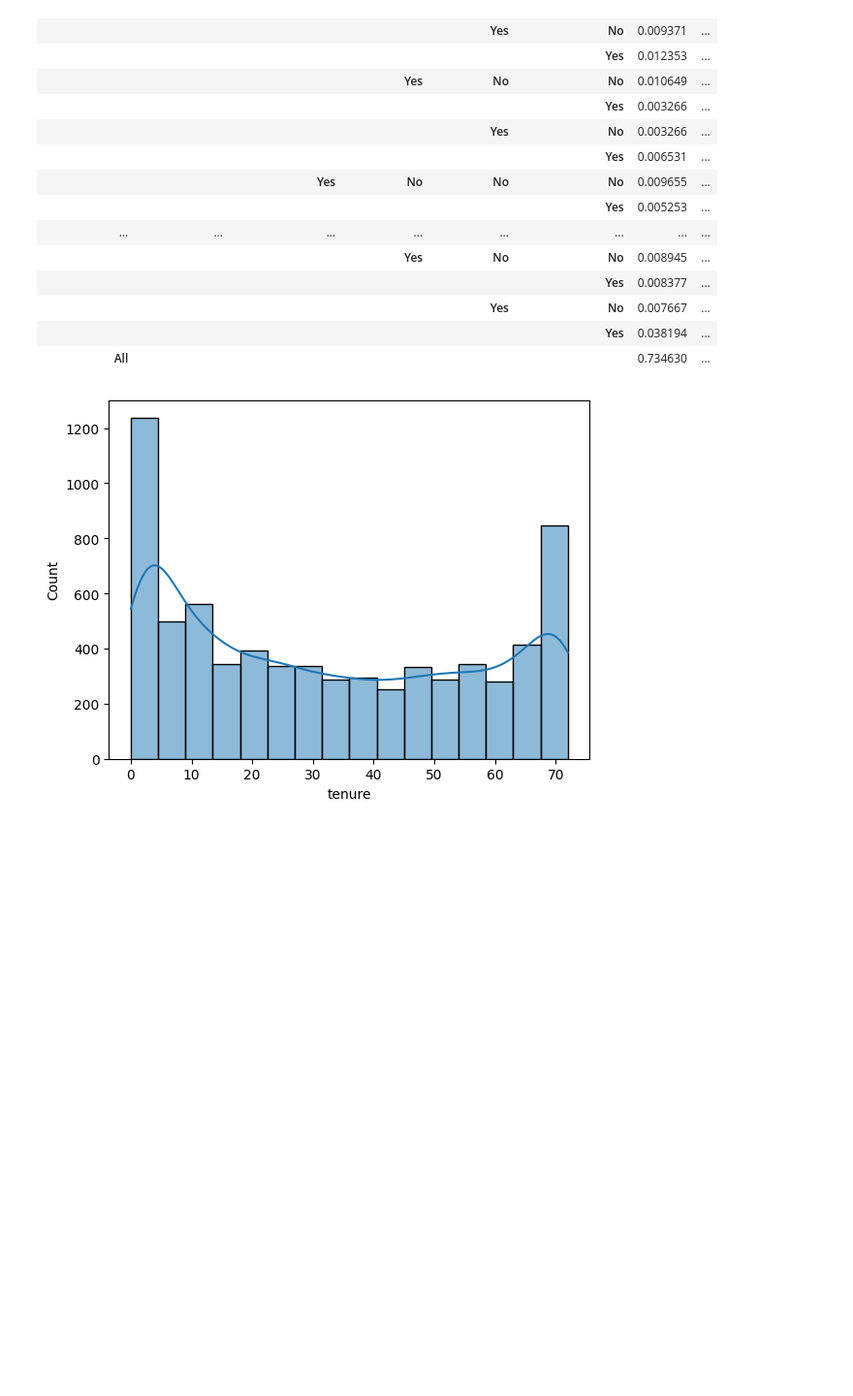
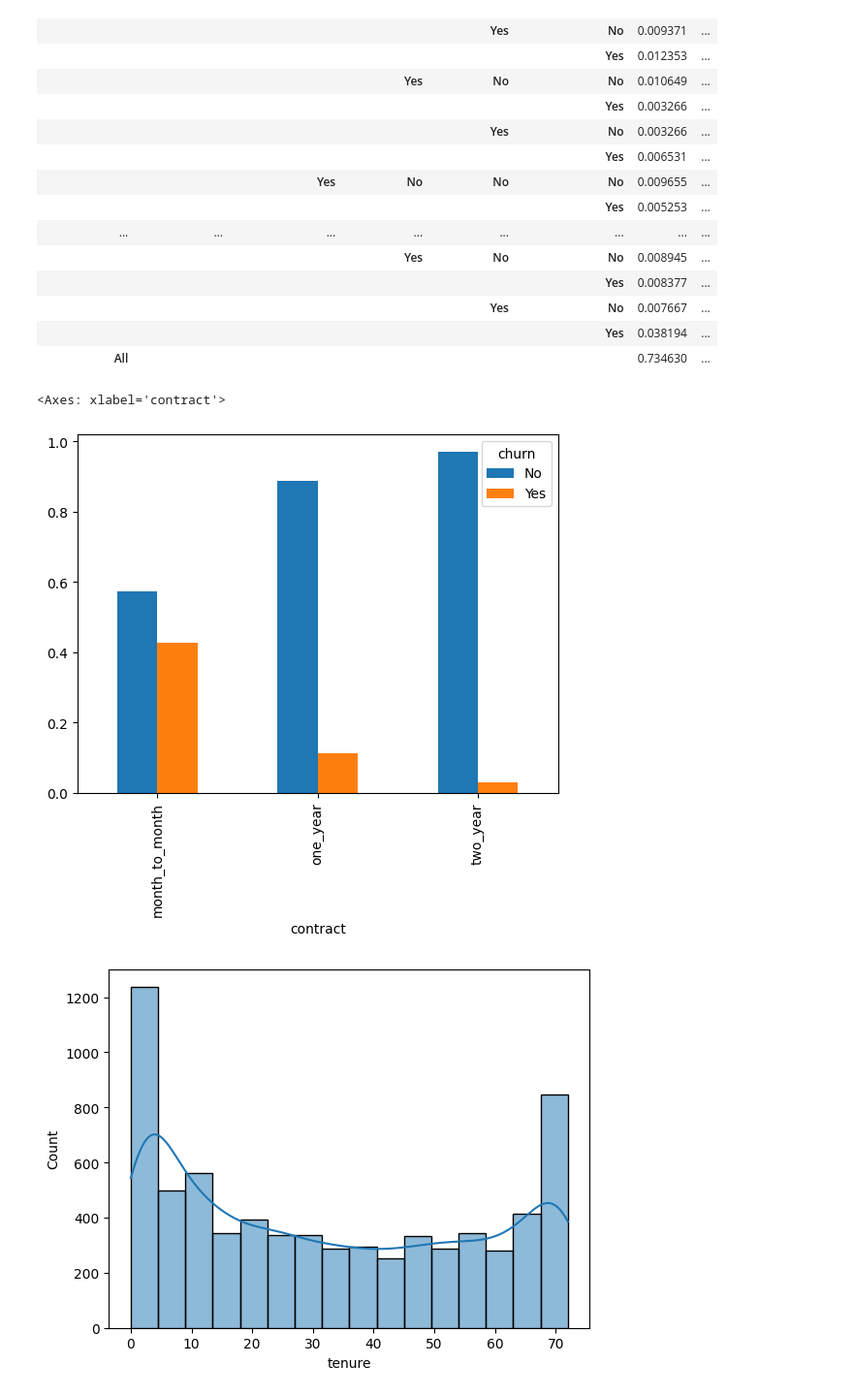
Before and after one commit to taborerickson/Customer-Churn-Prediction, a Jupyter notebook: Notebooks/customer_churn_analysis.ipynb, the cells around one changed output. Shown at 97% size. Drawn from its saved outputs; the diff is of its cells as text; code cells hidden in the pictures; blank space fills up the shorter version.

Commit message:
Added additional visualization in analysis, started pipeline file

```diff
--- a/Notebooks/customer_churn_analysis.ipynb
+++ b/Notebooks/customer_churn_analysis.ipynb
@@ -570,6 +568,12 @@ Additional Internet Services/Churn
 |  |  |  |  | Yes | No | 0.007667 | ... |
 |  |  |  |  |  | Yes | 0.038194 | ... |
 | All |  |  |  |  |  | 0.734630 | ... |
+# %%
+crosstab10 = pd.crosstab(data['contract'],data['churn'], normalize='index')
+crosstab10.plot(kind='bar', stacked=False)
+# %% [output]
+<Axes: xlabel='contract'>
+[figure, added]
 # %%
 # Histplot and KDE plot of tenure (# of months the customer has stayed with the company)
 sns.histplot(data['tenure'], kde=True)
```
Also changed, not shown: parts of 2 cells of this notebook, 1 other file.
